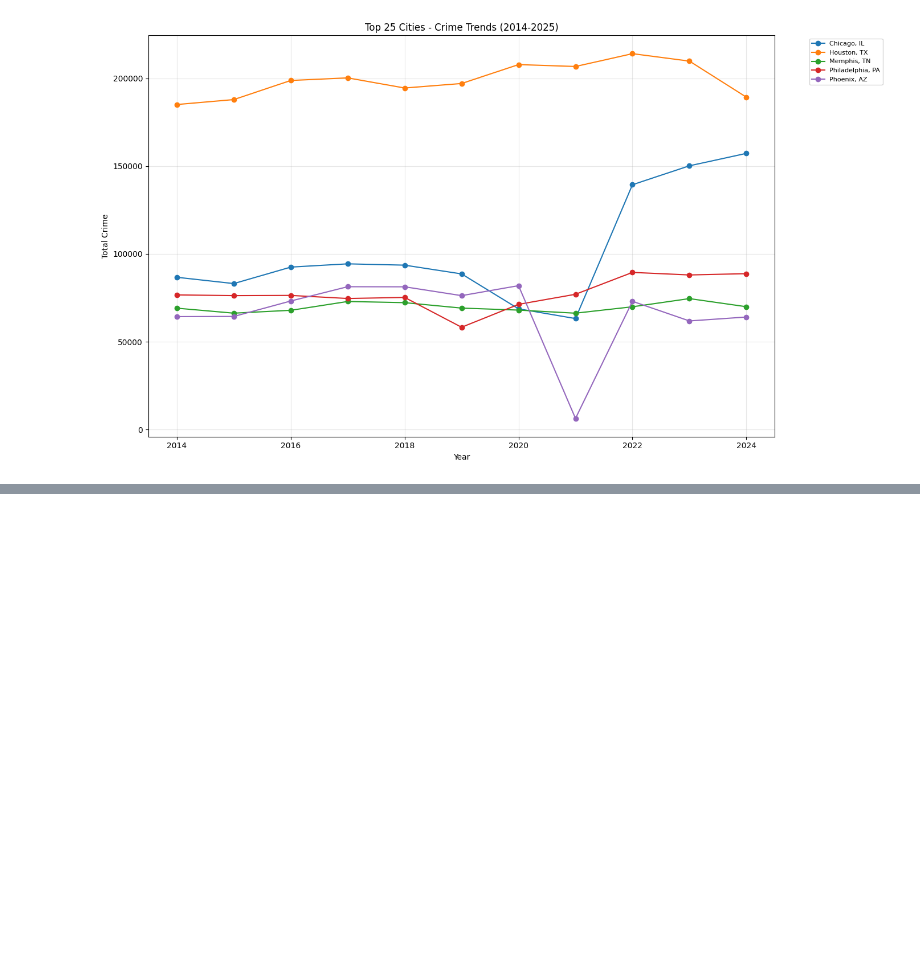
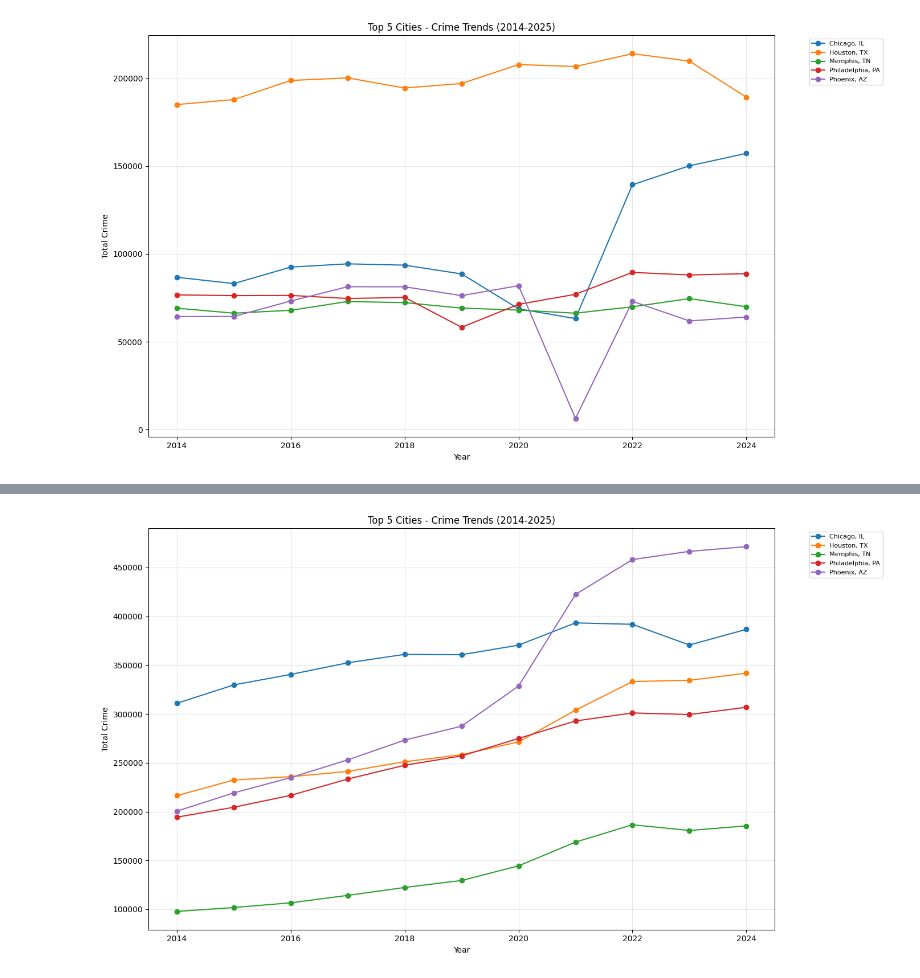
Before and after one commit to ZacharyKim/IS477-project, a Jupyter notebook: data_analysis.ipynb, the cells around one changed output, grey strips where cells are left out. Drawn from its saved outputs; the diff is of its cells as text; code cells hidden in the pictures; blank space fills up the shorter version.

```diff
--- a/data_analysis.ipynb
+++ b/data_analysis.ipynb
@@ -31,13 +20,13 @@ top_5_crime_df
 # %%
-# Create line graph with year on x-axis and each city as a separate line
+# Line graph showing Top 5 Cities with highest Crime by year
 plt.figure(figsize=(14, 8))
-for city in top_5_crime_df['city_state'].unique():
-    city_data = top_5_crime_df[top_5_crime_df['city_state'] == city]
+for city in top_5_crime_values_df['city_state'].unique():
+    city_data = top_5_crime_values_df[top_5_crime_values_df['city_state'] == city]
     plt.plot(city_data['year'], city_data['total_crime'], marker='o', label=city)
 
 plt.xlabel('Year')
 plt.ylabel('Total Crime')
-plt.title('Top 25 Cities - Crime Trends (2014-2025)')
+plt.title('Top 5 Cities - Crime Trends (2014-2025)')
 plt.legend(bbox_to_anchor=(1.05, 1), loc='upper left', fontsize=8)
 plt.grid(True, alpha=0.3)
 plt.tight_layout()
@@ -70,0 +36,16 @@ plt.show()
+# %%
+# Line graph showing the home value of Top 5 Cities with Crime by year
+plt.figure(figsize=(14, 8))
+for city in top_5_crime_values_df['city_state'].unique():
+    city_data = top_5_crime_values_df[top_5_crime_df['city_state'] == city]
+    plt.plot(city_data['year'], city_data['value'], marker='o', label=city)
+
+plt.xlabel('Year')
+plt.ylabel('Total Crime')
+plt.title('Top 5 Cities - Crime Trends (2014-2025)')
+plt.legend(bbox_to_anchor=(1.05, 1), loc='upper left', fontsize=8)
+plt.grid(True, alpha=0.3)
+plt.tight_layout()
+plt.show()
+# %% [output]
+[figure, added]
```
Also changed, not shown: parts of 5 cells of this notebook, 1 other file.
